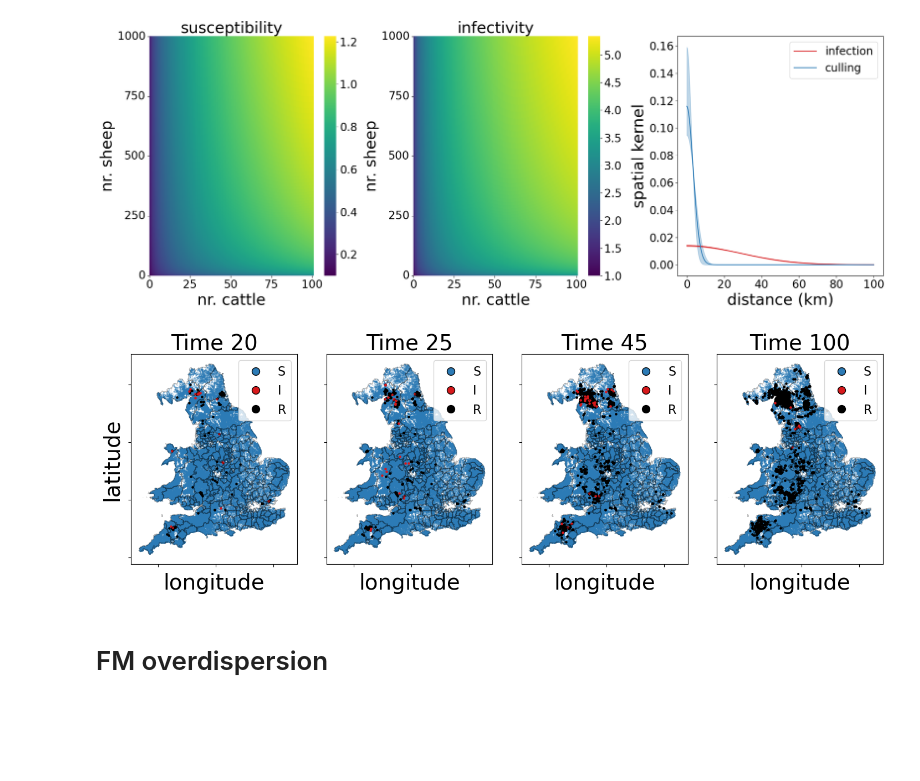
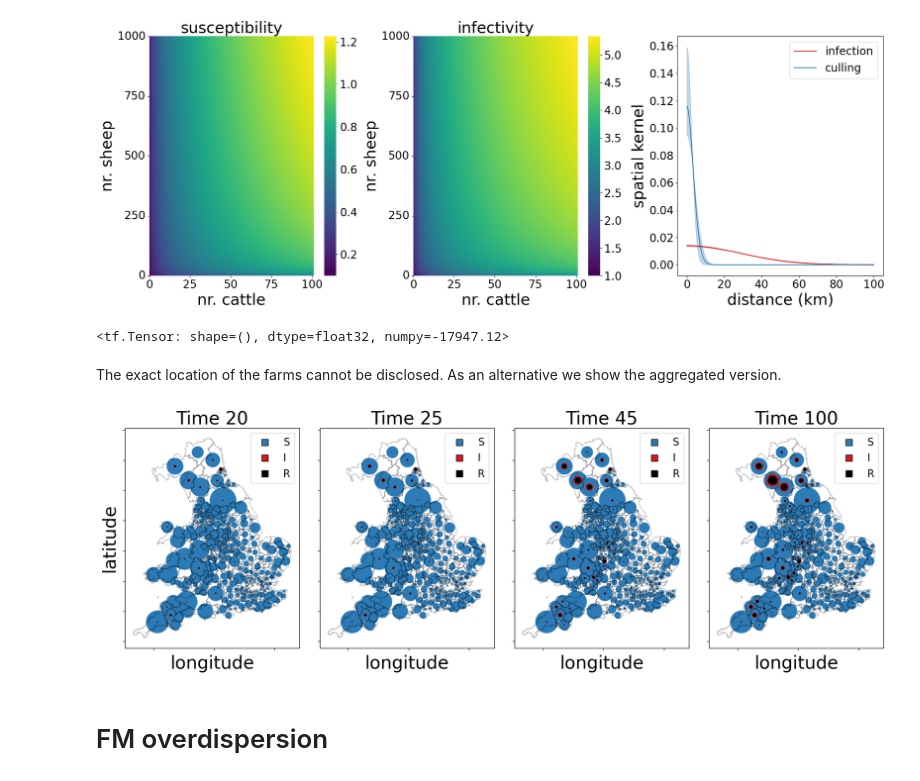
Before and after one commit to LorenzoRimella/CAL, a Jupyter notebook: figures_revision.ipynb, the cells around one changed output. Saved outputs shown, nothing was run; the diff lists cells and outputs as text; code cells hidden in the pictures; blank space fills up the shorter version.

```diff
--- a/figures_revision.ipynb
+++ b/figures_revision.ipynb
@@ -564,17 +555,19 @@ Log_likelihood
 # %%
-params_next2 = {key:tf.convert_to_tensor(params_next2[key], tf.float32) for key in best_parameters.keys()}
+params_next = {key:tf.convert_to_tensor(params_next[key], tf.float32) for key in best_parameters.keys()}
 
-Pi, Mu, Log_likelihood = CAL(SIR, params_next2, Y)
+Pi, Mu, Log_likelihood = CAL(SIR, params_next, Y)
 Log_likelihood
 # %% [output]
 <tf.Tensor: shape=(), dtype=float32, numpy=-17946.734>
 # %%
+output_path = "Data/FM/HMC_prior/"
+
 parameters_HMC = {}
 
 cum_learning_param = 0
-for key in params_next2.keys():
+for key in params_next.keys():
 
-	parameters_HMC[key] = np.load(output_path[:-1]+"_prior/FM_HMC_inference_informative025_posterior.npy")[np.linspace(10000, 60000, 10000).astype(int), cum_learning_param:(cum_learning_param + learning_parameters[key])]
+	parameters_HMC[key] = np.load(output_path+"FM_HMC_inference_informative025_posterior.npy")[np.linspace(10000, 60000, 10000).astype(int), cum_learning_param:(cum_learning_param + learning_parameters[key])]
 
 	cum_learning_param = cum_learning_param + learning_parameters[key]
 # %%
@@ -593,7 +586,7 @@ row_1.append("Mean")
 row_2 = []
 row_2.append("95\% CI")
 
-for key in params_next2.keys():
+for key in params_next.keys():
 
 	if parameters_HMC[key].shape[1]>1:
 		head.append(key)
@@ -711,58 +697,54 @@ for key in parameters_HMC.keys():
 	parameters_HMC_tensor[key] = tf.reduce_mean(tf.convert_to_tensor(parameters_HMC[key], tf.float32), axis = 0)
 # %%
 Pi, Mu, Log_likelihood = CAL(SIR, parameters_HMC_tensor, Y)
+Log_likelihood
+# %% [output]
+<tf.Tensor: shape=(), dtype=float32, numpy=-17947.12>
+# %% [markdown]
+The exact location of the farms cannot be disclosed. As an alternative we show the aggregated version.
 # %%
 import pandas as pd
 import geopandas as gp
 
-geo_farms_within_valid = gp.read_file("Data/FM/geopandas/geo_farms_within_valid.geojson", driver="GeoJSON")
-geo_states = gp.read_file("Data/FM/geopandas/geo_states.geojson", driver="GeoJSON")
-geo_counties_valid = gp.read_file("Data/FM/geopandas/geo_counties_valid.geojson", driver="GeoJSON")
+geo_counties_valid = gp.read_file("Data/FM/geo_counties_valid.geojson", driver="GeoJSON")
 # %%
-fig, ax = plt.subplots(1, 4, figsize=(20, 5), dpi=100)
+fig, ax = plt.subplots(1, 4, figsize=(24, 6), dpi=100)
 
 time_steps = [20, 25, 45, 100]
 
 for i in range(4):
 
 	t = time_steps[i]
 
 	if i==0:
 		ax[i].set_ylabel('latitude')
 
 	ax[i].set_xlabel('longitude')
 
 	ax[i].set_xticklabels([])
 	ax[i].set_yticklabels([])
 
 	ax[i].set_title("Time "+str(t))
 
-	suscep_label = tf.where(tf.math.argmax(Pi, axis = -1)[t,:]==0)[:,0]
-	infect_label = tf.where(tf.math.argmax(Pi, axis = -1)[t,:]==1)[:,0]
-	remove_label = tf.where(tf.math.argmax(Pi, axis = -1)[t,:]==2)[:,0]
+	Pi_loc_aut = tf.einsum("tfs,fc->tcs", tf.one_hot(tf.math.argmax(Pi, axis = -1), 3), tf.one_hot(tf.cast(communities[:,0], tf.int32), 289))
 
-	geo_suscep = geo_farms_within_valid.loc[suscep_label.numpy()]
-	geo_infect = geo_farms_within_valid.loc[infect_label.numpy()]
-	geo_remove = geo_farms_within_valid.loc[remove_label.numpy()]
-
-	ax[i].scatter(np.array(geo_suscep.get_coordinates()["x"]), np.array(geo_suscep.get_coordinates()["y"]), s=0.1, alpha = 0.5, color = "#2c7bb6")
-	ax[i].scatter(np.array(geo_remove.get_coordinates()["x"]), np.array(geo_remove.get_coordinates()["y"]), s=5.0, color = "black")
-	ax[i].scatter(np.array(geo_infect.get_coordinates()["x"]), np.array(geo_infect.get_coordinates()["y"]), s=5.0, color = "#d7191c")
+	ax[i].scatter( 1000*local_autorities_covariates[:,0], 1000*local_autorities_covariates[:,1], s = 0.2*(Pi_loc_aut[t,:,0] + Pi_loc_aut[t,:,1] + Pi_loc_aut[t,:,2]), color="#2c7bb6", edgecolors="#2c7bb6", alpha = 1 )
+	ax[i].scatter( 1000*local_autorities_covariates[:,0], 1000*local_autorities_covariates[:,1], s = 0.8*(Pi_loc_aut[t,:,1] + Pi_loc_aut[t,:,2]                    ), color="#d7191c", edgecolors="#d7191c", alpha = 1 )
+	ax[i].scatter( 1000*local_autorities_covariates[:,0], 1000*local_autorities_covariates[:,1], s = 0.4*(Pi_loc_aut[t,:,2]                                        ), color="black",   edgecolors="black", alpha = 1 )
 	geo_counties_valid.plot(ax = ax[i], color = "none", edgecolor='black', alpha = 0.25)
 
 	legend_handles = [
-	plt.Line2D([0], [0], marker='o', color='w', markerfacecolor="#2c7bb6", markeredgecolor='black', markersize=10, label="S"),
-	plt.Line2D([0], [0], marker='o', color='w', markerfacecolor="#d7191c", markeredgecolor='black', markersize=10, label="I"),
-	plt.Line2D([0], [0], marker='o', color='w', markerfacecolor="black", markeredgecolor='black', markersize=10, label="R"),
+	plt.Line2D([0], [0], marker='s', color='w', markerfacecolor="#2c7bb6", markeredgecolor='black', markersize=10, label="S"),
+	plt.Line2D([0], [0], marker='s', color='w', markerfacecolor="#d7191c", markeredgecolor='black', markersize=10, label="I"),
+	plt.Line2D([0], [0], marker='s', color='w', markerfacecolor="black", markeredgecolor='black', markersize=10, label="R"),
 	]
 
 	ax[i].legend(handles=legend_handles, fontsize=16)
 
 plt.subplots_adjust( wspace=-0.75)
 plt.tight_layout()
-plt.savefig('Figures/FM_spatial_tracking_HMC.png', format='png', dpi=300, bbox_inches='tight')
 # %% [output]
-[figure, old version]
+[figure, new version]
 # %% [markdown]
 # FM overdispersion
 # %%
```
Also changed, not shown: parts of 11 cells of this notebook, 1 other file.
